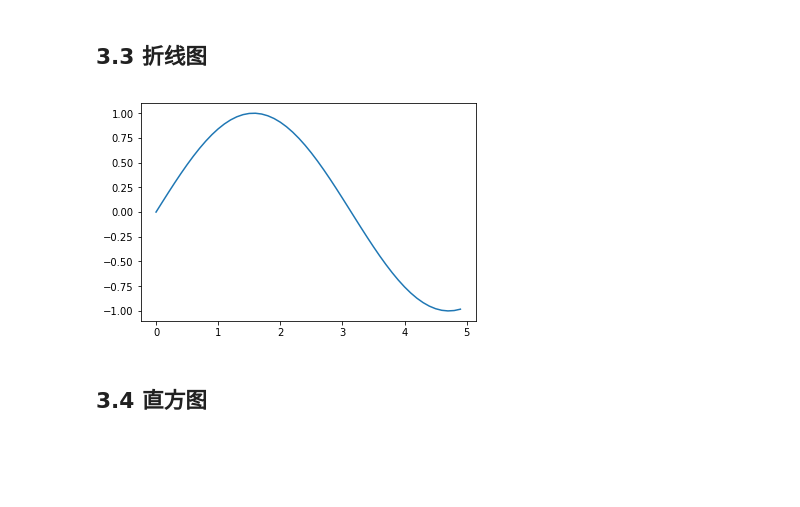
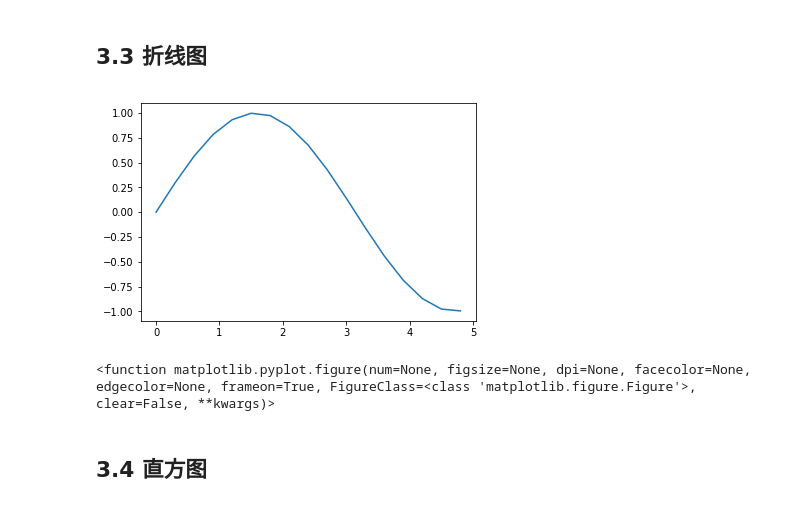
Before and after one commit to Fan-Meng/DM-Python-MOOC, a Jupyter notebook: 第2章-认识数据.ipynb, the cells around one changed output. Drawn from its saved outputs; the diff is of its cells as text; code cells hidden in the pictures; blank space fills up the shorter version.

```diff
--- a/第2章-认识数据.ipynb
+++ b/第2章-认识数据.ipynb
@@ -288,13 +288,16 @@ plt.show()
 # %%
 import numpy as np
 import matplotlib.pyplot as plt
 
-x = np.arange(0, 5, 0.1)
+x = np.arange(0, 5, 0.3)
 y = np.sin(x)
+
 plt.plot(x, y)
 plt.show()
+plt.figure
 # %% [output]
-[figure, old version]
+[figure, new version]
+<function matplotlib.pyplot.figure(num=None, figsize=None, dpi=None, facecolor=None, edgecolor=None, frameon=True, FigureClass=<class 'matplotlib.figure.Figure'>, clear=False, **kwargs)>
 # %% [markdown]
 ## 3.4 直方图
 # %%
```
Also changed, not shown: parts of 10 cells of this notebook.
